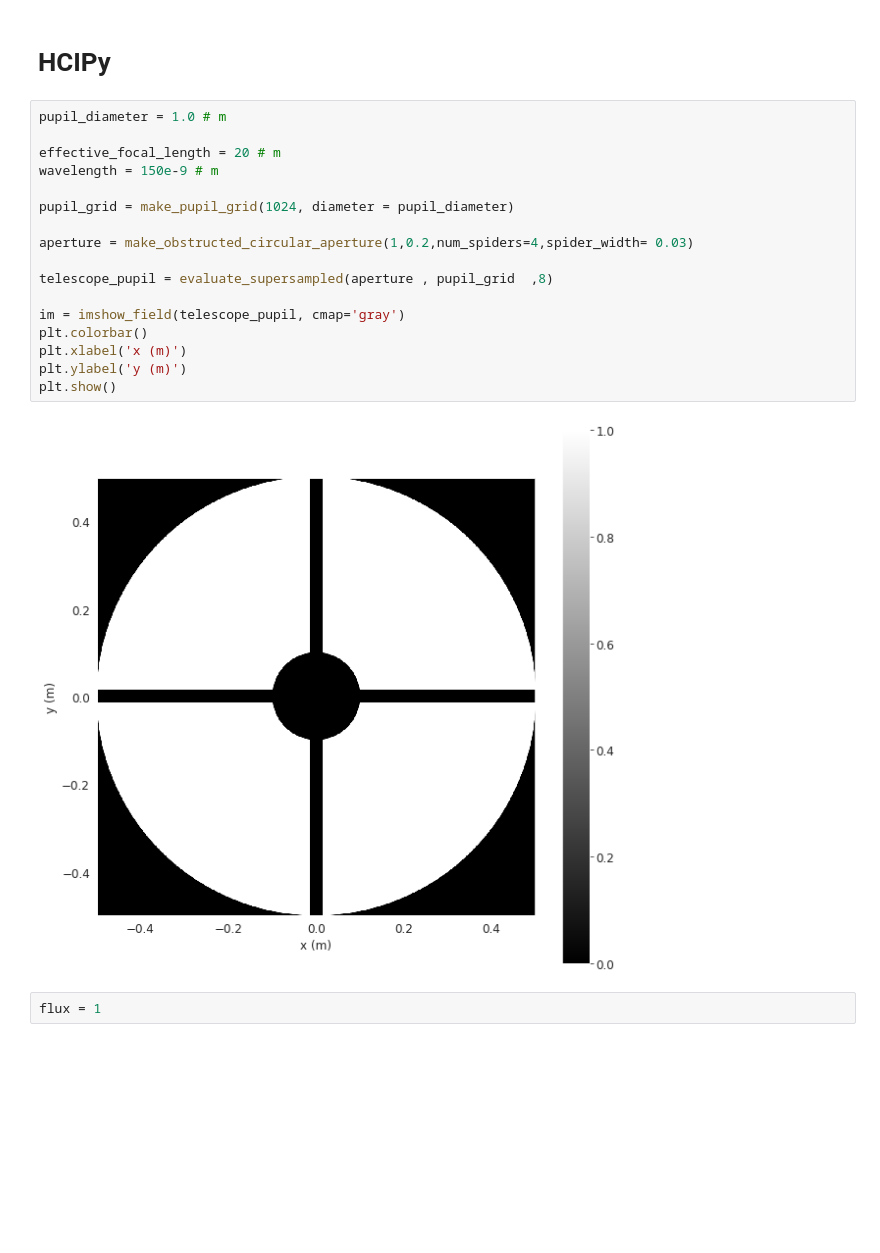
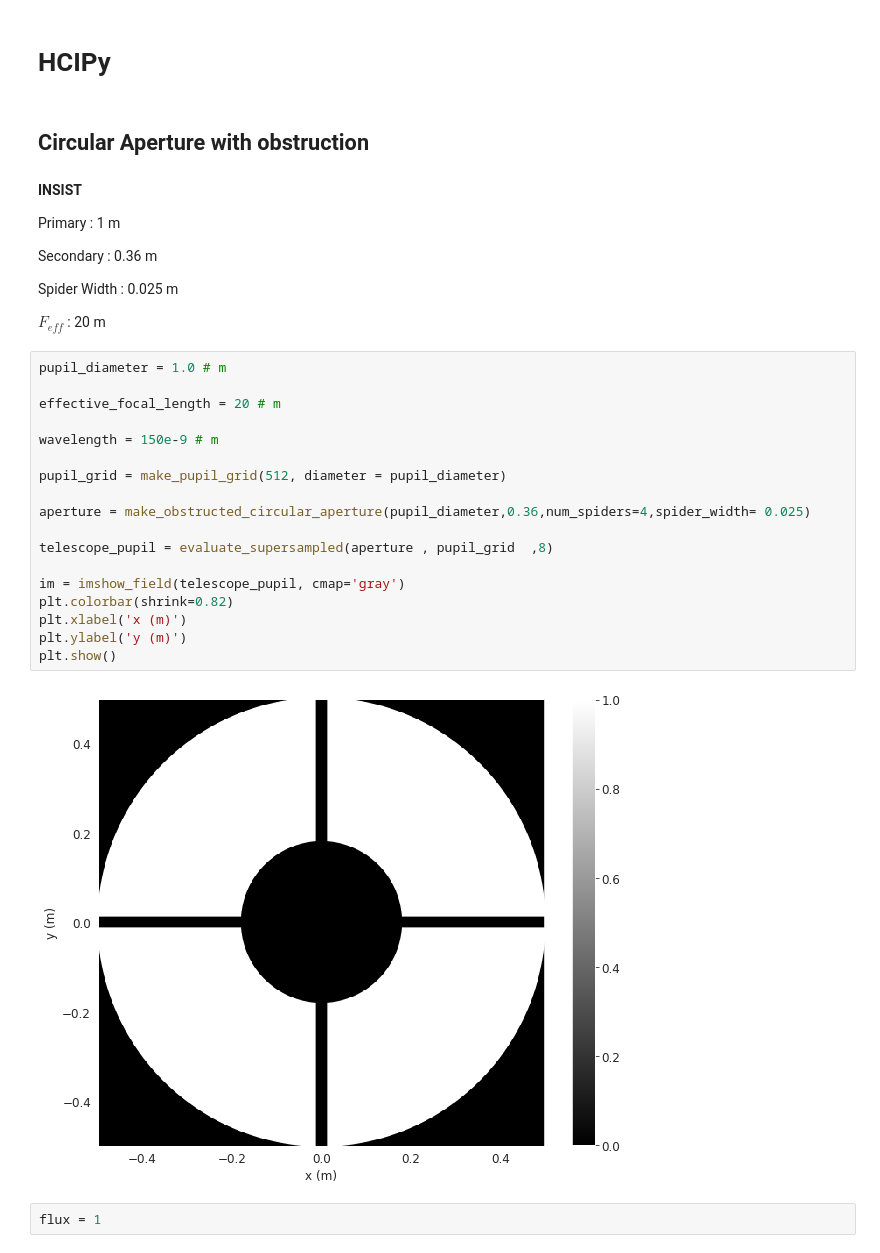
Before and after one commit to Jack3690/INSIST, a Jupyter notebook: PSF_Simulator.ipynb, the cells around one changed output. Drawn from its saved outputs; the diff is of its cells as text; blank space fills up the shorter version.

```diff
--- a/PSF_Simulator.ipynb
+++ b/PSF_Simulator.ipynb
@@ -485,25 +496,38 @@ psf.show_image()
 [figure]
 # %% [markdown]
 # **HCIPy**
+# %% [markdown]
+## **Circular Aperture with obstruction**
+# %% [markdown]
+**INSIST**
+
+Primary      : 1     m
+
+Secondary    : 0.36  m
+
+Spider Width : 0.025 m
+
+$F_{eff}$    : 20    m
 # %%
 pupil_diameter = 1.0 # m
 
 effective_focal_length = 20 # m
+
 wavelength = 150e-9 # m
 
-pupil_grid = make_pupil_grid(1024, diameter = pupil_diameter)
+pupil_grid = make_pupil_grid(512, diameter = pupil_diameter)
 
-aperture = make_obstructed_circular_aperture(1,0.2,num_spiders=4,spider_width= 0.03)
+aperture = make_obstructed_circular_aperture(pupil_diameter,0.36,num_spiders=4,spider_width= 0.025)
 
 telescope_pupil = evaluate_supersampled(aperture , pupil_grid  ,8)
 
 im = imshow_field(telescope_pupil, cmap='gray')
-plt.colorbar()
+plt.colorbar(shrink=0.82)
 plt.xlabel('x (m)')
 plt.ylabel('y (m)')
 plt.show()
 # %% [output]
-[figure, old version]
+[figure, new version]
 # %%
 flux = 1
 # %%
```
Also changed, not shown: parts of 32 cells of this notebook.
